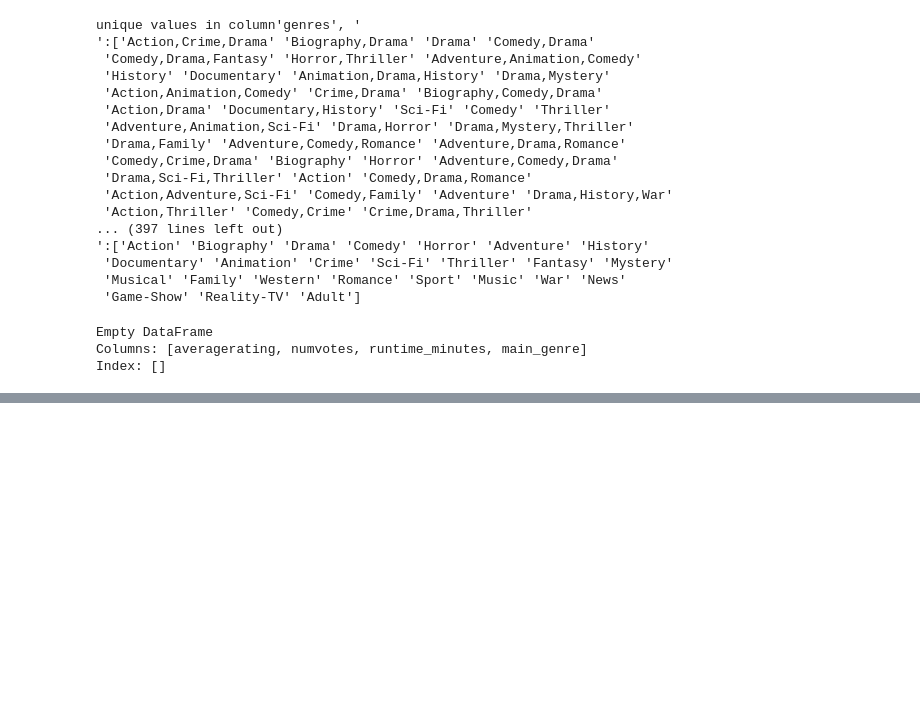
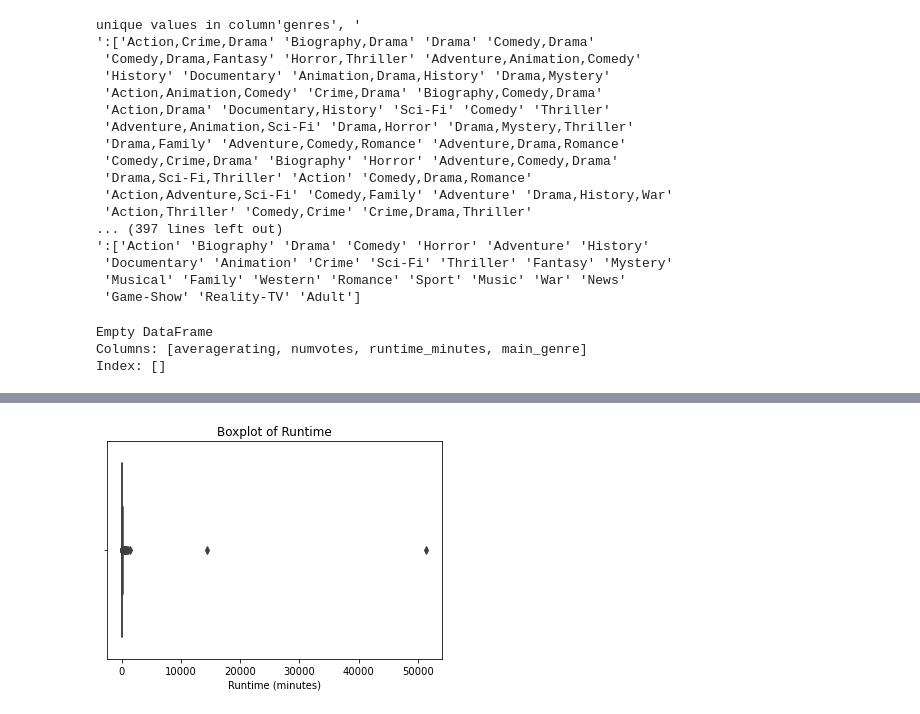
Before and after one commit to LEON-HUB10/Group_Four-_Phase-_Two_Project, a Jupyter notebook: student.ipynb, the cells around one changed output, grey strips where cells are left out. Cells and saved outputs as stored; diff of their text form; code cells hidden in the pictures; blank space fills up the shorter version.

```diff
--- a/student.ipynb
+++ b/student.ipynb
@@ -740,0 +760,7 @@ Index: []
+# %%
+sns.boxplot(x=dataf6['runtime_minutes'])
+plt.title('Boxplot of Runtime')
+plt.xlabel('Runtime (minutes)')
+plt.show()
+# %% [output]
+[figure, added]
```
Also changed, not shown: parts of 12 cells of this notebook.
